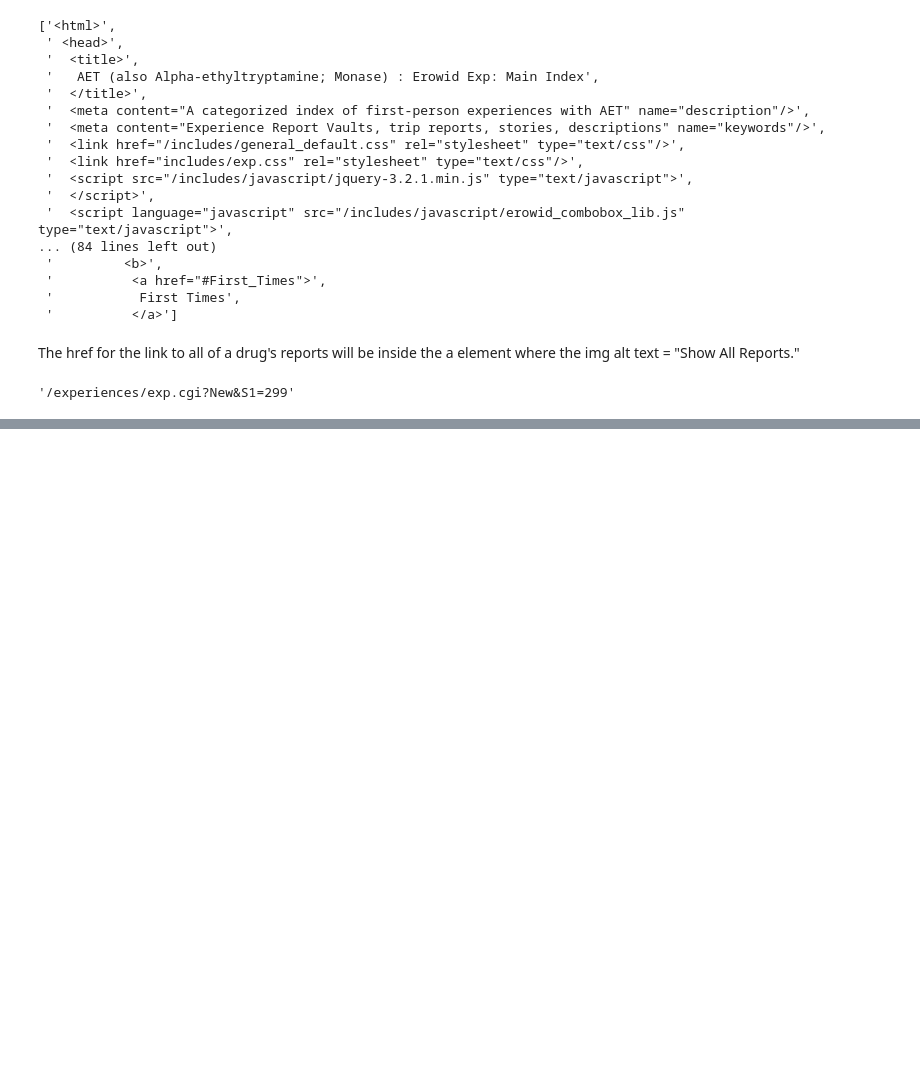
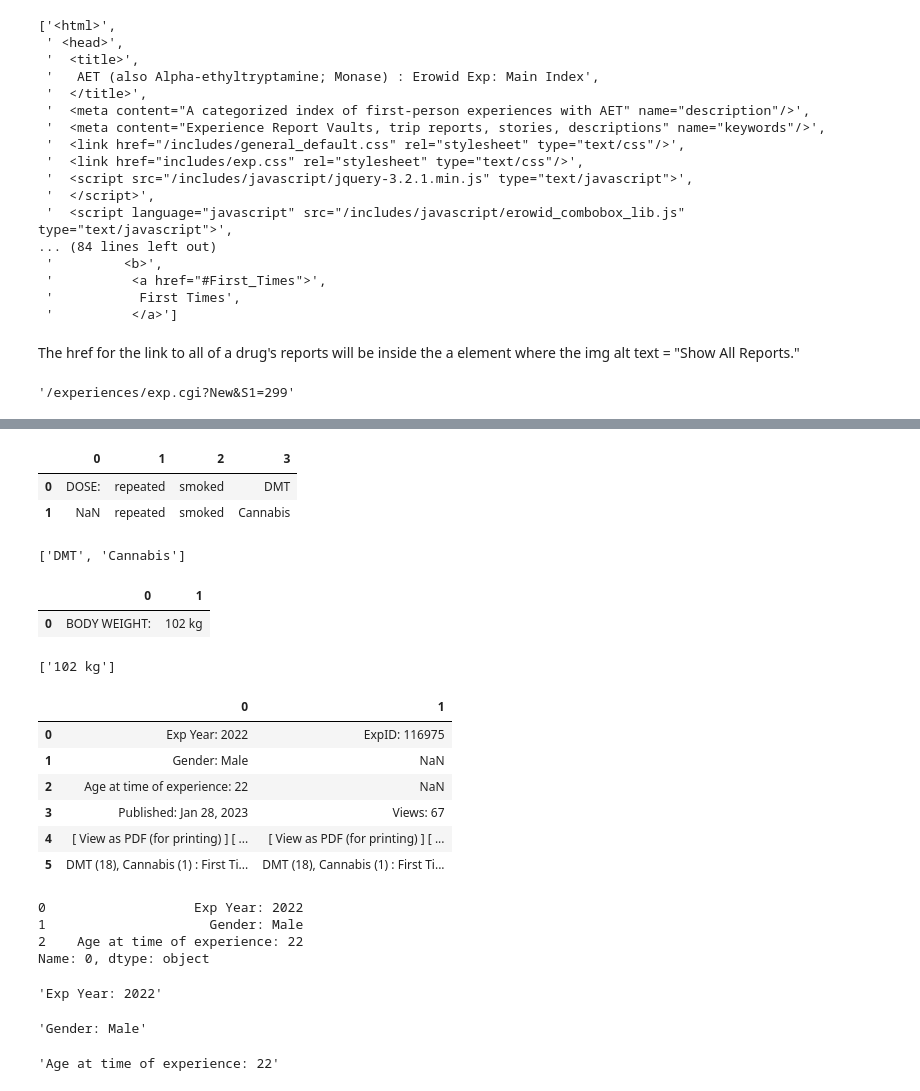
Before and after one commit to fractaldatalearning/psychedelic_efficacy, a Jupyter notebook: notebooks/8-kl-scraping.ipynb, the cells around one changed output, grey strips where cells are left out. Cells and saved outputs as stored; diff of their text form; code cells hidden in the pictures; blank space fills up the shorter version.

```diff
--- a/notebooks/8-kl-scraping.ipynb
+++ b/notebooks/8-kl-scraping.ipynb
@@ -205,0 +316,4 @@ drug_urls[:5]
+# %%
+# Try with just the first report url
+trial_df = pd.read_html('https://erowid.org/experiences/exp.php?ID=116975')
+trial_df
@@ -205,0 +338,55 @@ drug_urls[:5]
+# %%
+# I want information out of dfs 2, 3, 4
+trial_df[2]
+# %% [output]
+|  | 0 | 1 | 2 | 3 |
+| 0 | DOSE: | repeated | smoked | DMT |
+| 1 | NaN | repeated | smoked | Cannabis |
+# %%
+drugs_reviewed = trial_df[2][3].to_list()
+drugs_reviewed
+# %% [output]
+['DMT', 'Cannabis']
+# %%
+trial_df[3]
+# %% [output]
+|  | 0 | 1 |
+| 0 | BODY WEIGHT: | 102 kg |
+# %%
+weight = trial_df[3][1].to_list()
+weight
+# %% [output]
+['102 kg']
+# %%
+trial_df[4]
+# %% [output]
+|  | 0 | 1 |
+| 0 | Exp Year: 2022 | ExpID: 116975 |
+| 1 | Gender: Male | NaN |
+| 2 | Age at time of experience: 22 | NaN |
+| 3 | Published: Jan 28, 2023 | Views: 67 |
+| 4 | [ View as PDF (for printing) ] [ ... | [ View as PDF (for printing) ] [ ... |
+| 5 | DMT (18), Cannabis (1) : First Ti... | DMT (18), Cannabis (1) : First Ti... |
+# %%
+remainiing_relevant_info = trial_df[4][0][0:3]
+remainiing_relevant_info
+# %% [output]
+0                   Exp Year: 2022
+1                     Gender: Male
+2    Age at time of experience: 22
+Name: 0, dtype: object
+# %%
+year = remainiing_relevant_info[0]
+year
+# %% [output]
+'Exp Year: 2022'
+# %%
+gender = remainiing_relevant_info[1]
+gender
+# %% [output]
+'Gender: Male'
+# %%
+age = remainiing_relevant_info[2]
+age
+# %% [output]
+'Age at time of experience: 22'
```
Also changed, not shown: parts of 23 cells of this notebook.
